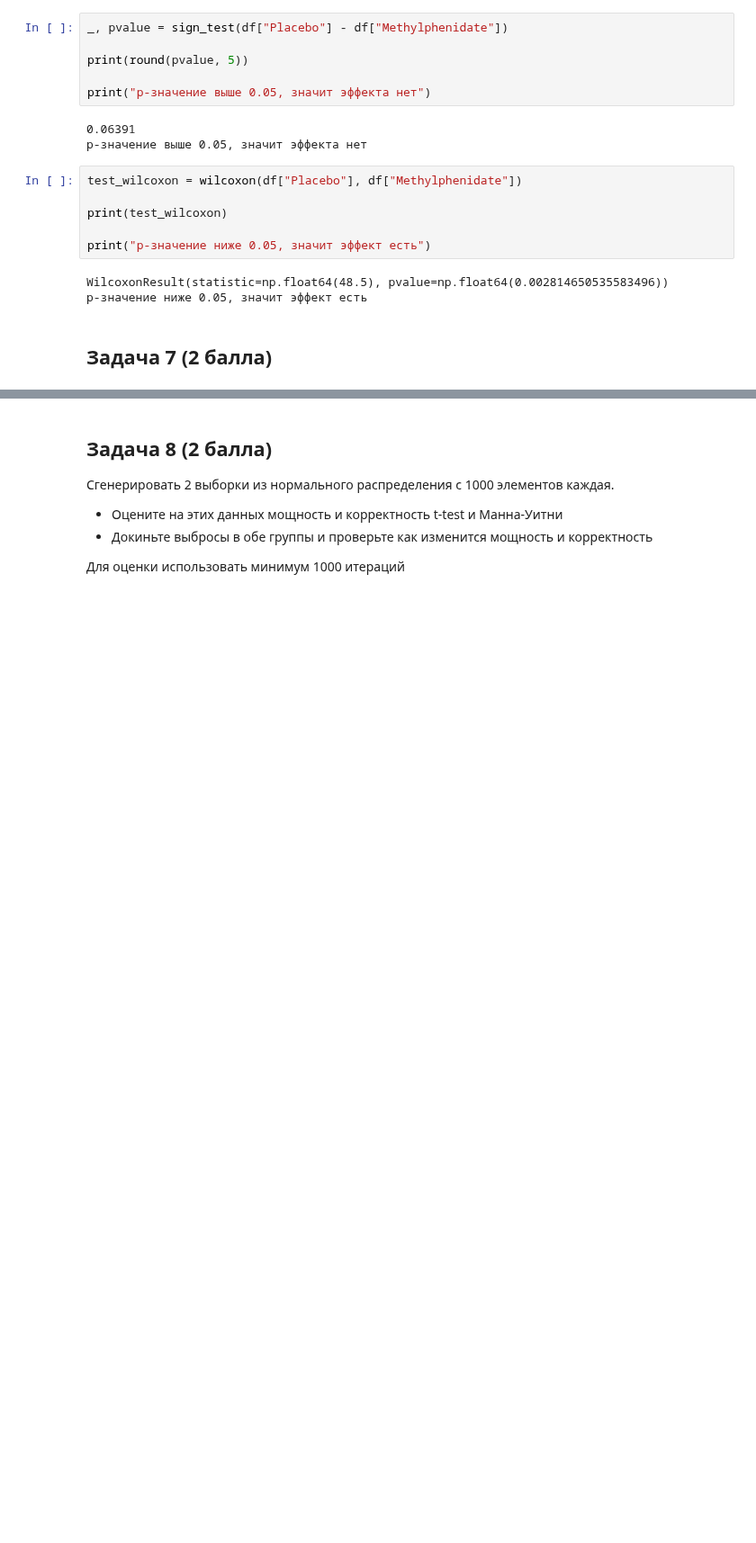
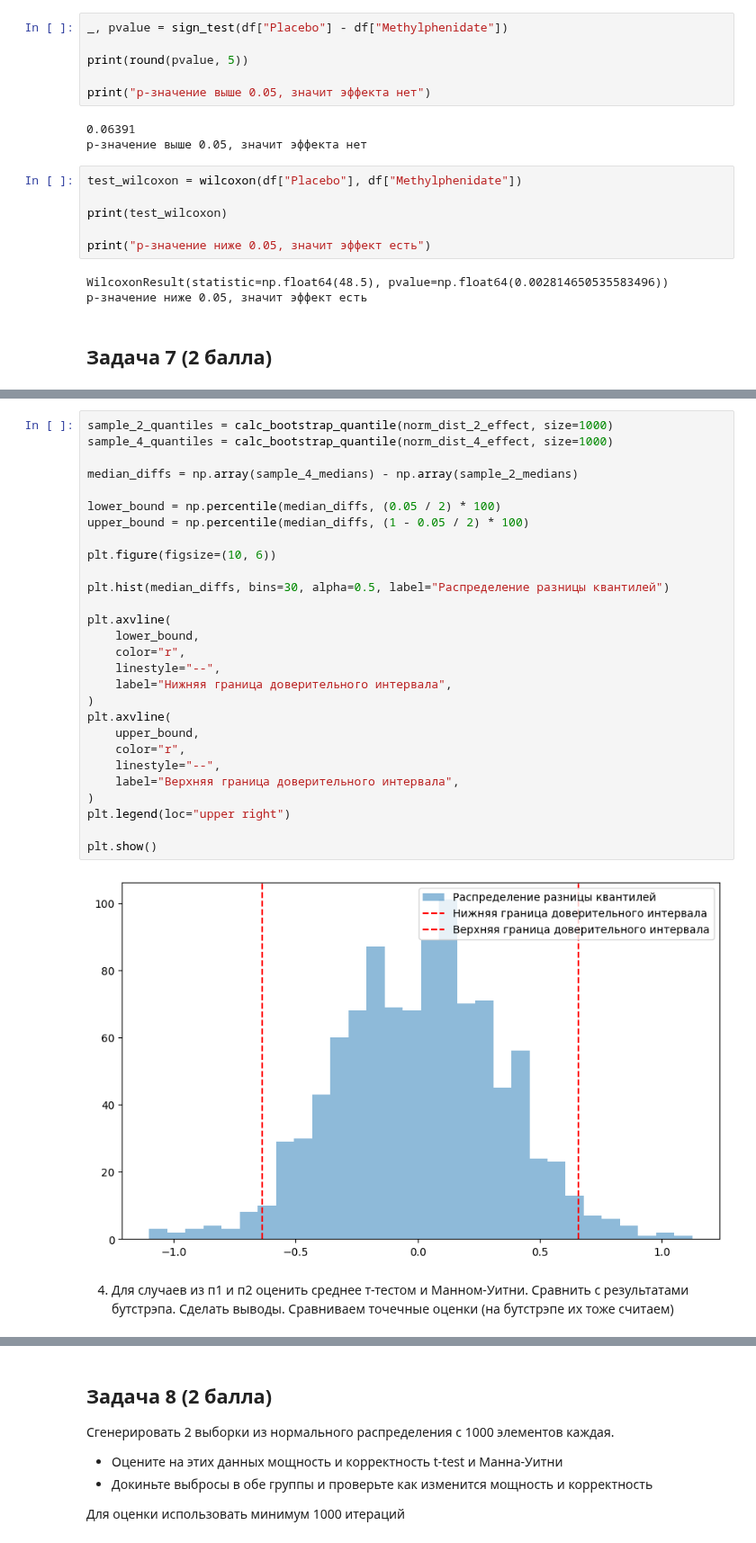
Before and after one commit to hilkovich/itmo_math_stat, a Jupyter notebook: homework_4/HW_4.ipynb, the cells around one changed output, grey strips where cells are left out. Shown at 90% size. Cells and saved outputs as stored; diff of their text form; blank space fills up the shorter version.

```diff
--- a/homework_4/HW_4.ipynb
+++ b/homework_4/HW_4.ipynb
@@ -447,0 +570,32 @@ p-значение ниже 0.05, значит эффект есть
+# %%
+sample_2_quantiles = calc_bootstrap_quantile(norm_dist_2_effect, size=1000)
+sample_4_quantiles = calc_bootstrap_quantile(norm_dist_4_effect, size=1000)
+
+median_diffs = np.array(sample_4_medians) - np.array(sample_2_medians)
+
+lower_bound = np.percentile(median_diffs, (0.05 / 2) * 100)
+upper_bound = np.percentile(median_diffs, (1 - 0.05 / 2) * 100)
+
+plt.figure(figsize=(10, 6))
+
+plt.hist(median_diffs, bins=30, alpha=0.5, label="Распределение разницы квантилей")
+
+plt.axvline(
+    lower_bound,
+    color="r",
+    linestyle="--",
+    label="Нижняя граница доверительного интервала",
+)
+plt.axvline(
+    upper_bound,
+    color="r",
+    linestyle="--",
+    label="Верхняя граница доверительного интервала",
+)
+plt.legend(loc="upper right")
+
+plt.show()
+# %% [output]
+[figure, added]
+# %% [markdown]
+4.   Для случаев из п1 и п2 оценить среднее т-тестом и Манном-Уитни. Сравнить с результатами бутстрэпа. Сделать выводы. Сравниваем точечные оценки (на бутстрэпе их тоже считаем)
```
Also changed, not shown: parts of 13 cells of this notebook.
